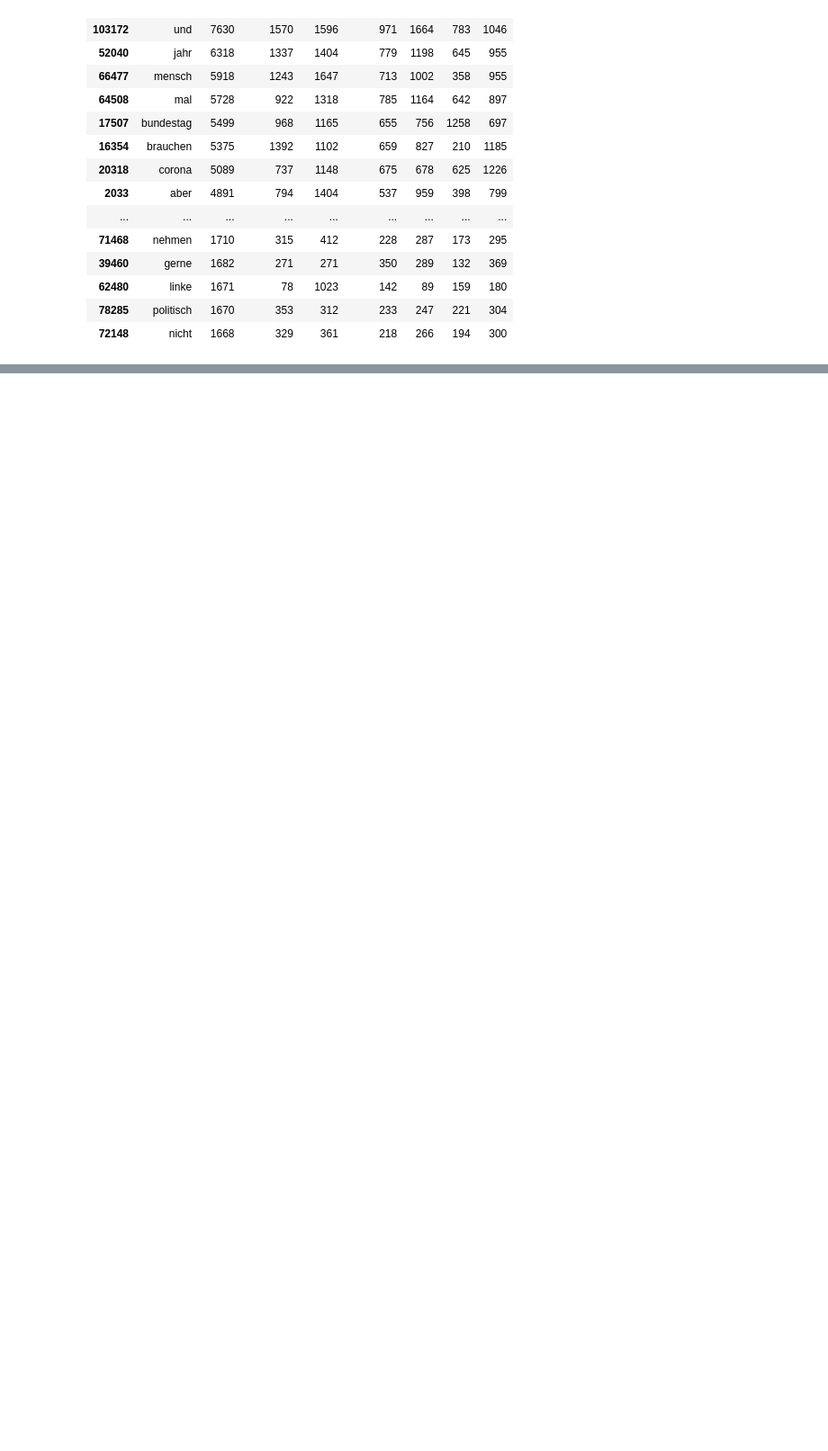
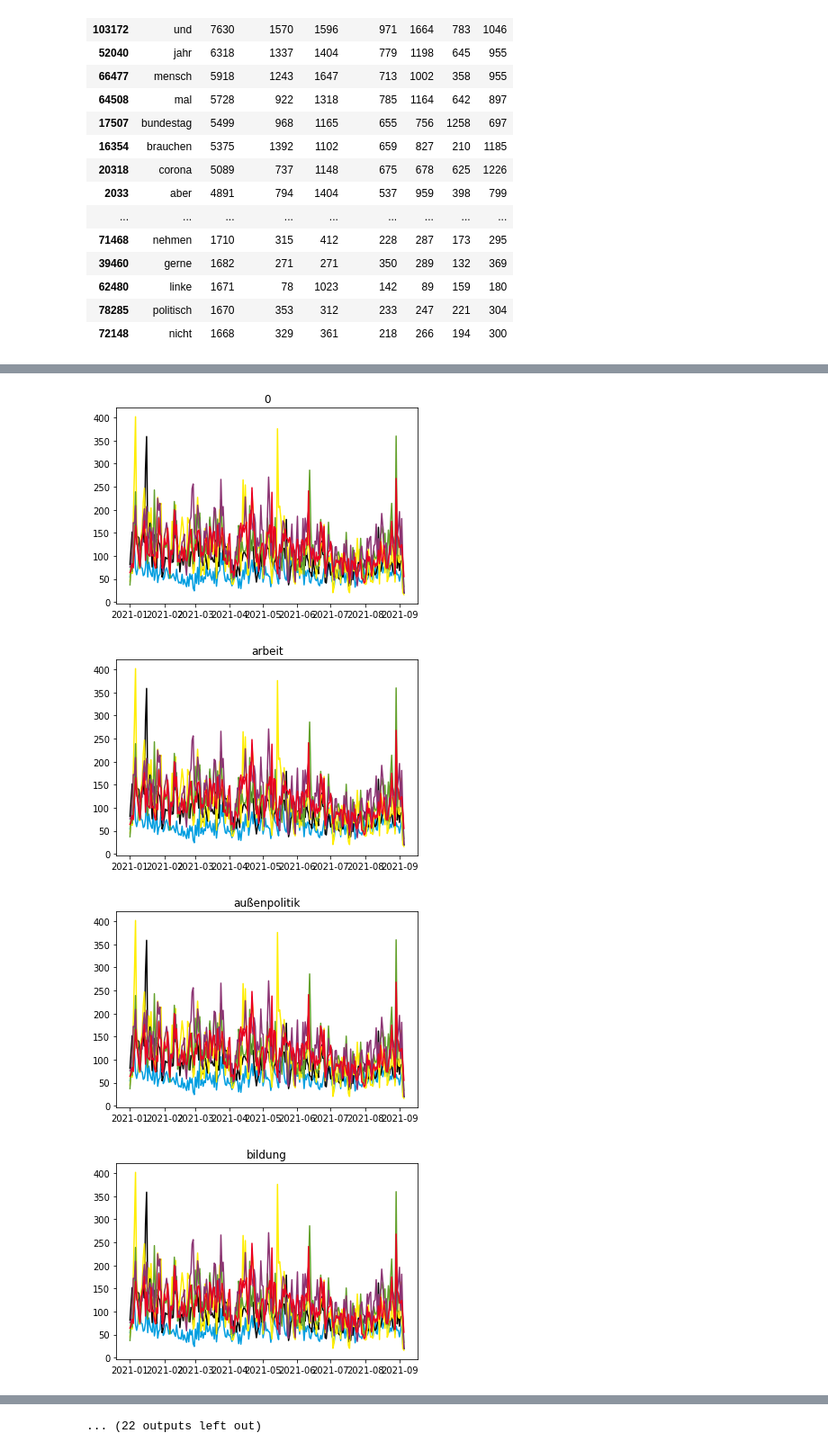
Before and after one commit to mcallaghan/ts-bundestag-tweets, a Jupyter notebook: Topics/fg_ht_themes.ipynb, the cells around one changed output, grey strips where cells are left out. Shown at 90% size. Drawn from its saved outputs; the diff is of its cells as text; code cells hidden in the pictures; blank space fills up the shorter version.

```diff
--- a/Topics/fg_ht_themes.ipynb
+++ b/Topics/fg_ht_themes.ipynb
@@ -281,0 +273,26 @@ array(['Ein schönes Bild. 😉 Da hat jemand aber ordentlich Fracksausen, dass
+# %%
+cdict = {'afd': '#009EE0',
+ 'bp': None,
+ 'cducsu': '#000000',
+ 'dp': None,
+ 'drp': None,
+ 'dzp': None,
+ 'fdp': '#FFED00',
+ 'fraktionslos': None,
+ 'gb/bhe': None,
+ 'gruene': '#64A12D',
+ 'kpd': None,
+ 'linke': '#8C3473',
+ 'other': None,
+ 'parteilos': None,
+ 'pds': None,
+ 'spd': '#EB001F',
+ 'wav': None}
+# %%
+if type(df.index) == pd.core.indexes.numeric.Int64Index:
+    df_times = pd.read_csv('~/Documents/papers/iass-mcc-twitter-colab/data/all_tweets.csv',lineterminator='\n')
+    df_times['created_at'] = pd.to_datetime(df_times['created_at'])
+    df = df.merge(df_times[['id','created_at']])
+    df = df.set_index("created_at")
+
+df.head()
@@ -281,0 +308,23 @@ array(['Ein schönes Bild. 😉 Da hat jemand aber ordentlich Fracksausen, dass
+# %%
+
+
+for j,c in enumerate(topics):
+
+    fig, ax = plt.subplots()
+
+    for party, group in df.groupby('party'):
+        counts = group.groupby(group.index.date)[c].count()
+
+        ax.plot(counts, color=cdict[party.lower()])
+
+    ax.set_title(c)
+
+    plt.show()
+
+#     plt.savefig(f"plots/topic/topic_attention_{c.replace('/','_')}.png",bbox_inches="tight")
+#     plt.savefig(f"plots/topic/topic_attention_{c.replace('/','_')}.pdf",bbox_inches="tight")
+# %% [output]
+[figure, added]
+[figure, added]
+[figure, added]
+[figure, added]
@@ -281,0 +339 @@ array(['Ein schönes Bild. 😉 Da hat jemand aber ordentlich Fracksausen, dass
+... (22 outputs left out)
```
Also changed, not shown: parts of 6 cells of this notebook, 4 other files.
